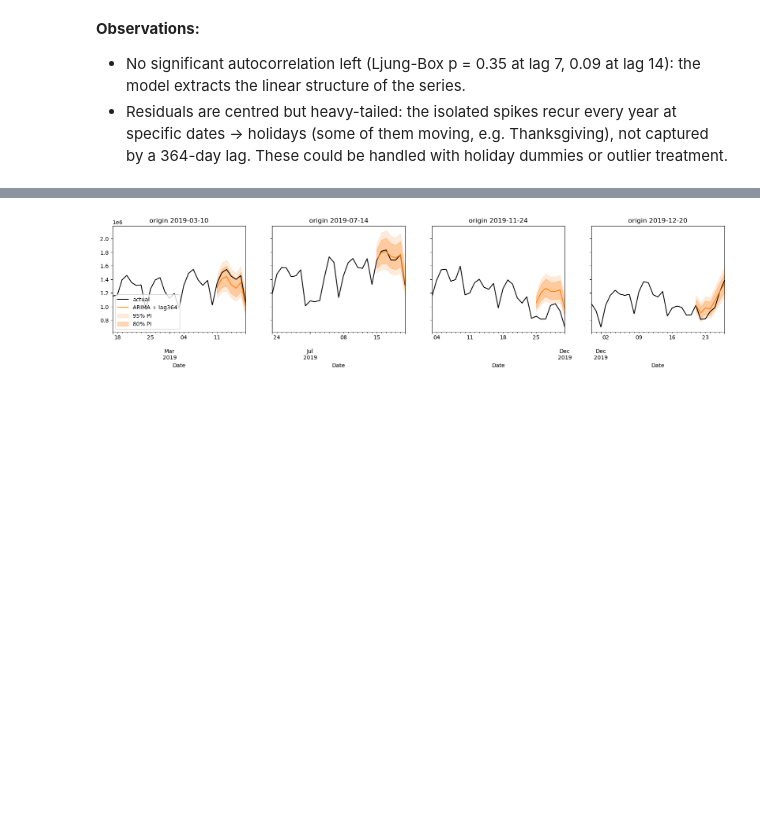
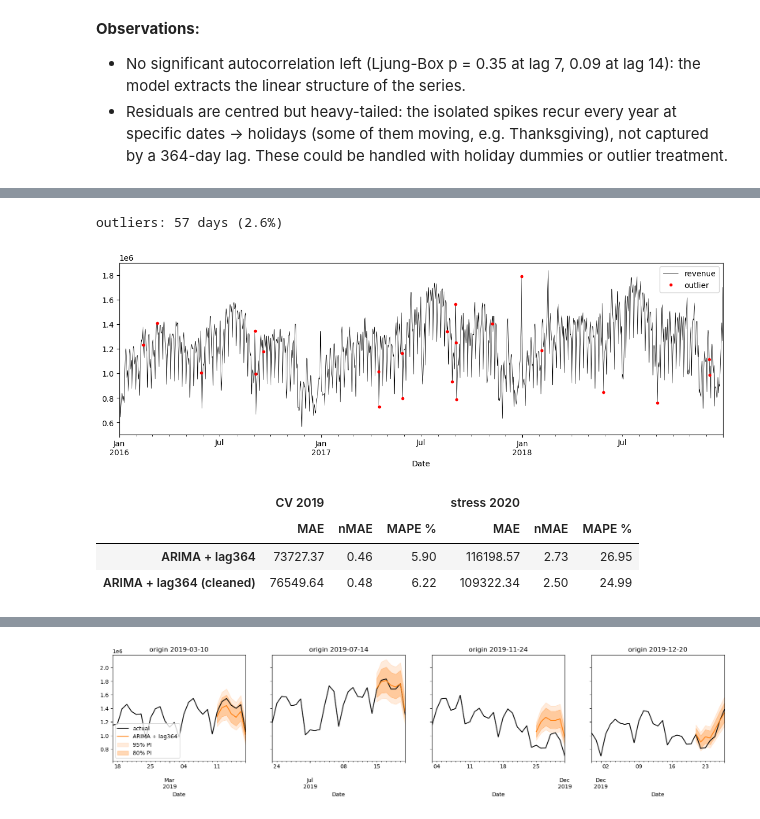
Before and after one commit to peykoff/minichallenge-forecasting, a Jupyter notebook: hotels_LA.ipynb, the cells around one changed output, grey strips where cells are left out. Saved outputs shown, nothing was run; the diff lists cells and outputs as text; code cells hidden in the pictures; blank space fills up the shorter version.

```diff
--- a/hotels_LA.ipynb
+++ b/hotels_LA.ipynb
@@ -350,10 +352,10 @@ To keep the runtime low, parameters are **estimated once** on 2014-2018. In the
 FIT = slice('2014-01-01', '2018-12-31')        # estimation window
 s0 = y.index.get_loc(pd.Timestamp(FIT.start))
 
-def sf_forecaster(model, X=None):
-    '''Fits a statsforecast model on log y over FIT and returns f(y_train, h) to be used in rolling_cv.'''
+def sf_forecaster(model, X=None, y_fit=y):
+    '''Fits a statsforecast model on log y_fit over FIT and returns f(y_train, h) to be used in rolling_cv.'''
     n_fit = len(y.loc[FIT])
-    model.fit(np.log(y.values[s0:s0 + n_fit]), X=None if X is None else X[s0:s0 + n_fit])
+    model.fit(np.log(y_fit.values[s0:s0 + n_fit]), X=None if X is None else X[s0:s0 + n_fit])
     def f(y_tr, h, level=None):
         n = len(y_tr)
         kw = {} if X is None else dict(X=X[s0:n], X_future=X[n:n + h])
@@ -434,0 +442,30 @@ sm.stats.acorr_ljungbox(resid, lags=[7, 14])
+# %%
+r = MSTL(np.log(y.loc[:'2018']), periods=(7, 365)).fit().resid
+med = r.rolling(15, center=True, min_periods=1).median()
+mad = 1.4826 * (r - med).abs().rolling(15, center=True, min_periods=1).median()
+is_out = (r - med).abs() > 3 * mad
+out = is_out[is_out].index
+y_clean = y.copy()
+y_clean[out] = y[out] * np.exp(med - r)[out]          # remainder -> local median
+print(f'outliers: {len(out)} days ({is_out.mean():.1%})')
+
+ax = y.loc['2016':'2018'].plot(lw=0.5, c='k', label='revenue')
+y[out].loc['2016':].plot(ax=ax, ls='', marker='o', c='r', ms=3, label='outlier')
+ax.legend();
+# %% [output]
+outliers: 57 days (2.6%)
+[figure, added]
+# %%
+# same model, estimated on the cleaned series (also used for the lag-364 regressor)
+lag364_clean = np.log(y_clean).shift(364).values[:, None]
+f_clean = sf_forecaster(AutoARIMA(season_length=7), lag364_clean, y_clean)
+name = best + ' (cleaned)'
+cv[name] = rolling_cv(y, f_clean, '2019-01-01', '2019-12-31')
+stress[name] = rolling_cv(y, f_clean, '2020-01-01', '2020-10-31')
+pd.concat({'CV 2019': scores({n: cv[n] for n in [best, name]}),
+           'stress 2020': scores({n: stress[n] for n in [best, name]})}, axis=1).round(2)
+# %% [output]
+|  | CV 2019 |  |  | stress 2020 |  |  |
+|  | MAE | nMAE | MAPE % | MAE | nMAE | MAPE % |
+| ARIMA + lag364 | 73727.37 | 0.46 | 5.90 | 116198.57 | 2.73 | 26.95 |
+| ARIMA + lag364 (cleaned) | 76549.64 | 0.48 | 6.22 | 109322.34 | 2.50 | 24.99 |
```
Also changed, not shown: parts of 8 cells of this notebook, 1 other file.
